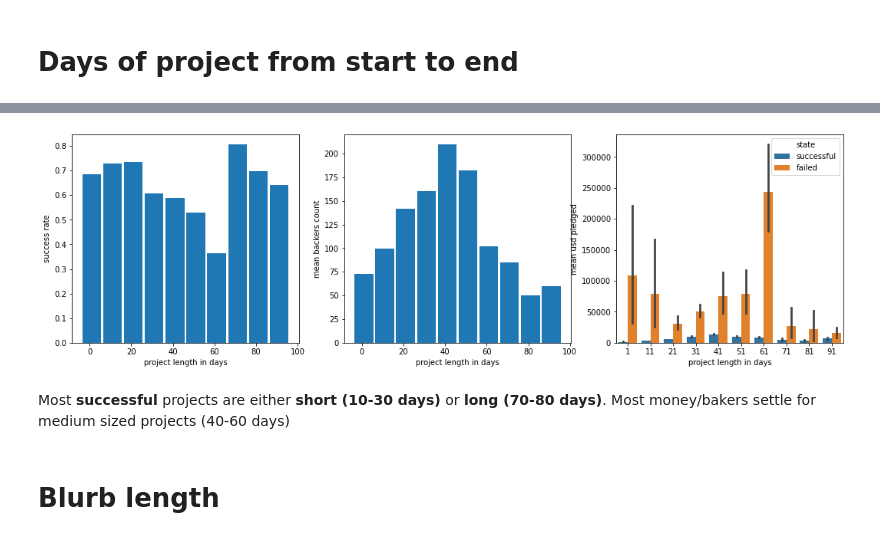
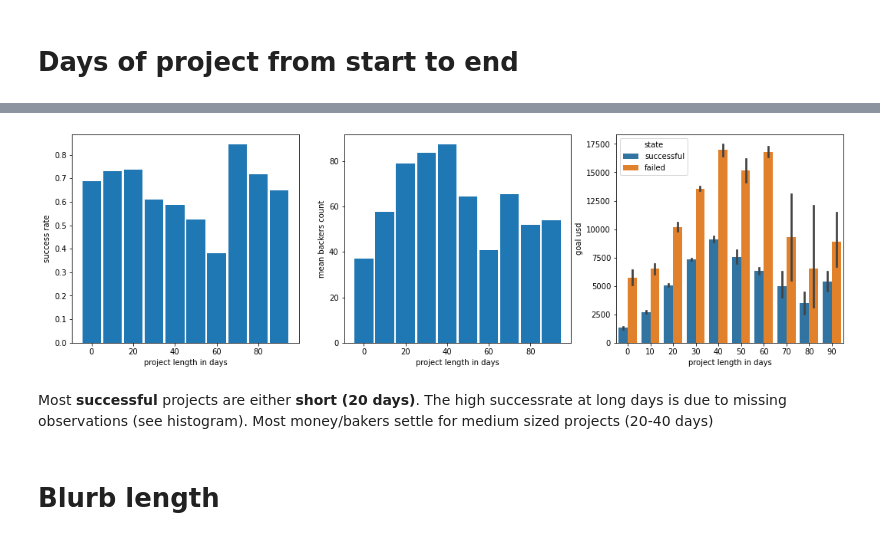
Before and after one commit to fabimaerz/kickstarter_project, a Jupyter notebook: eda.ipynb, the cells around one changed output, grey strips where cells are left out. Drawn from its saved outputs; the diff is of its cells as text; code cells hidden in the pictures.

```diff
--- a/eda.ipynb
+++ b/eda.ipynb
@@ -112,34 +113,35 @@ sns.histplot(data=df, x='days_running', bins=10);
 # %%
 tmp_df = df.copy()
-nbins=10
-labels = np.arange(df.days_running.min(), df.days_running.max(), nbins)
+stepsize=10
+labels = np.arange(0, df.days_running.max(), stepsize)
+nbins = labels.shape[0]
 tmp_df['bins'] = pd.cut(df.days_running, bins=nbins, labels=labels)
 
 width = 9
 days = tmp_df.groupby('bins')
 days_df = days.state.apply(lambda x: (x=='successful').sum()).reset_index(name='count_success')
 days_df['count_total'] = days.size().values
 days_df['rate'] = days_df.count_success/days_df.count_total
 
 fig, ax = plt.subplots(1,3, figsize=(18,5))
 ax[0].bar(days_df.bins, days_df.count_success/days_df.count_total, width=width);
 ax[0].set_xlabel('project length in days')
 ax[0].set_ylabel('success rate')
 
 days = tmp_df.groupby('bins').mean()
 ax[1].bar(days.index, days.backers_count, width=width)
 ax[1].set_xlabel('project length in days')
 ax[1].set_ylabel('mean backers count')
 
 days = tmp_df.groupby('bins').mean()
 sns.barplot(data=tmp_df, x='bins', y='goal_usd', hue='state', ax=ax[2])
 #ax[2].bar(days.index, days.usd_pledged, width=width)
 ax[2].set_xlabel('project length in days')
-ax[2].set_ylabel('mean usd pledged');
+ax[2].set_ylabel('goal usd');
 # %% [output]
-[figure, old version]
+[figure, new version]
 # %% [markdown]
-Most __successful__ projects are either __short (10-30 days)__ or __long (70-80 days)__. Most money/bakers settle for medium sized projects (40-60 days)
+Most __successful__ projects are either __short (20 days)__. The high successrate at long days is due to missing observations (see histogram). Most money/bakers settle for medium sized projects (20-40 days)
 # %% [markdown]
 # Blurb length
 # %%
```
Also changed, not shown: parts of 45 cells of this notebook, 10 other files.
